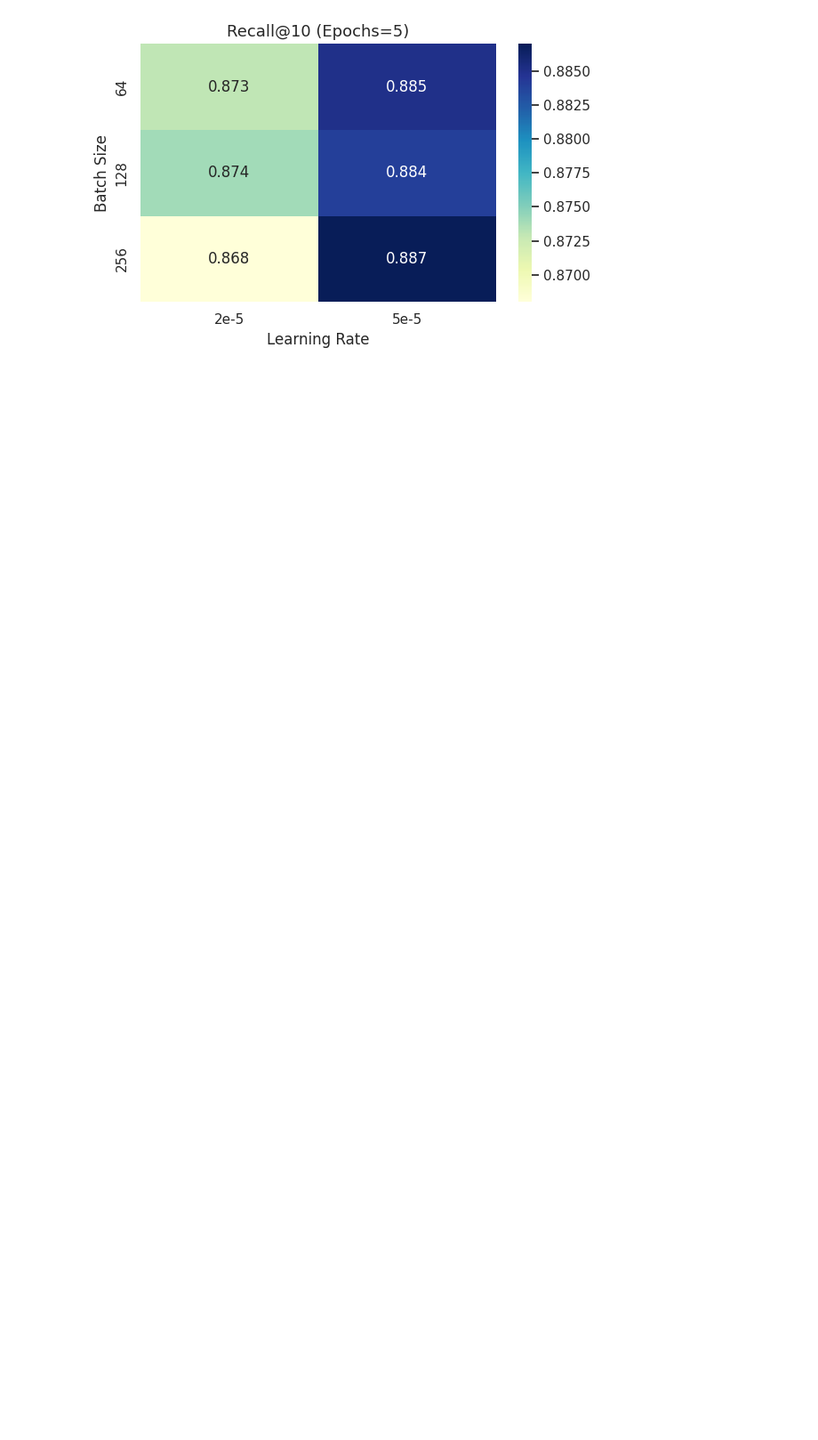
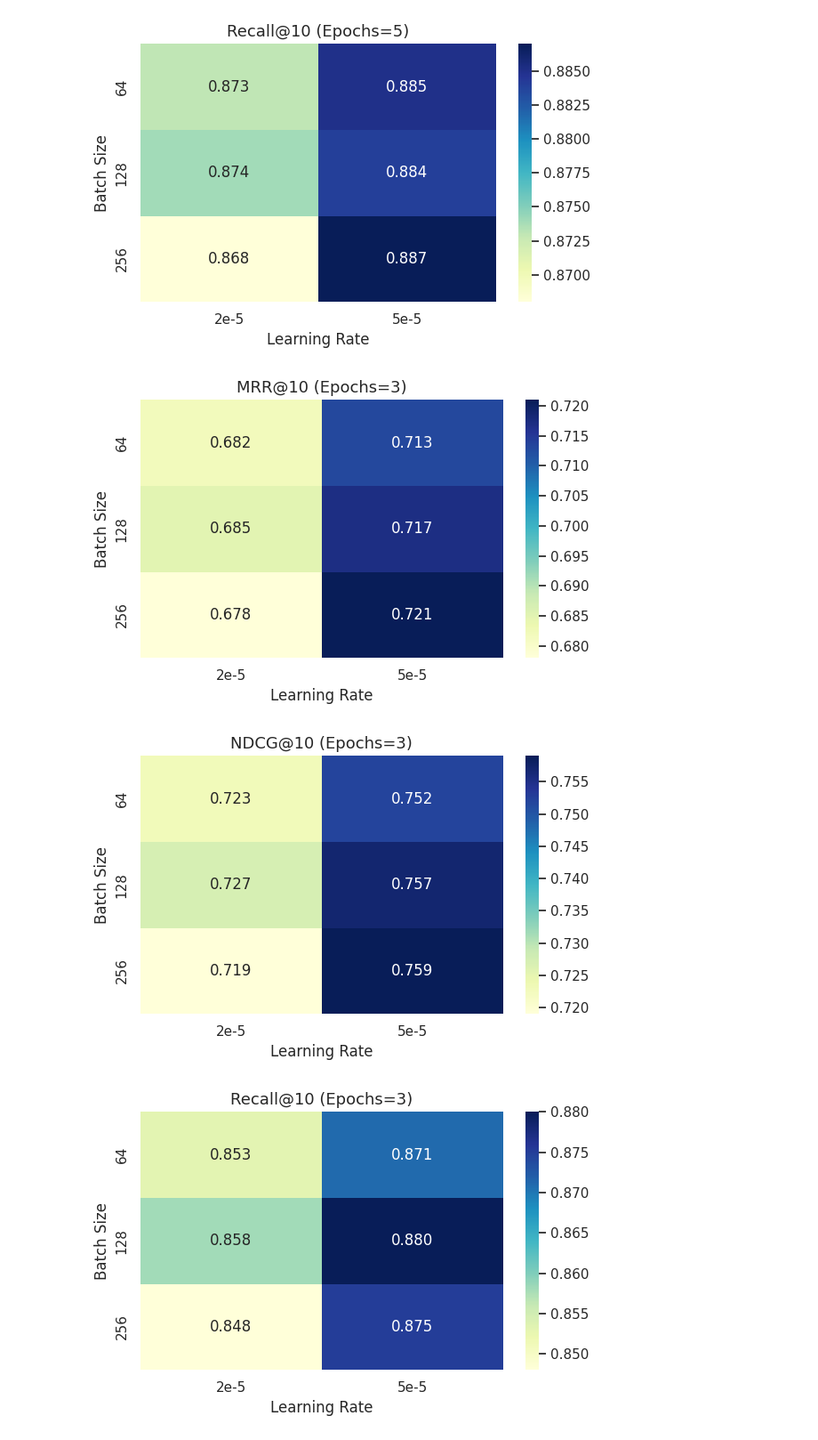
Before and after one commit to kidist-amde/amharic-ir-benchmarks, a Jupyter notebook: notebooks/analysis_hyperparameter_sensitivity.ipynb, the cells around one changed output. Shown: that part at 89% size. Drawn from its saved outputs; the diff is of its cells as text; code cells hidden in the pictures; blank space fills up the shorter version.

```diff
--- a/notebooks/analysis_hyperparameter_sensitivity.ipynb
+++ b/notebooks/analysis_hyperparameter_sensitivity.ipynb
@@ -204,6 +174,50 @@ for metric in metrics:
 [figure]
 [figure]
 [figure]
+# %%
+import matplotlib.pyplot as plt
+import seaborn as sns
+import pandas as pd
+
+# Data
+data = [
+    ["2e-5", 64, 3, 0.682, 0.723, 0.853],
+    ["2e-5", 64, 5, 0.713, 0.752, 0.873],
+    ["2e-5", 128, 3, 0.685, 0.727, 0.858],
+    ["2e-5", 128, 5, 0.709, 0.749, 0.874],
+    ["2e-5", 256, 3, 0.678, 0.719, 0.848],
+    ["2e-5", 256, 5, 0.708, 0.747, 0.868],
+    ["5e-5", 64, 3, 0.713, 0.752, 0.871],
+    ["5e-5", 64, 5, 0.730, 0.768, 0.885],
+    ["5e-5", 128, 3, 0.717, 0.757, 0.880],
+    ["5e-5", 128, 5, 0.735, 0.771, 0.884],
+    ["5e-5", 256, 3, 0.721, 0.759, 0.875],
+    ["5e-5", 256, 5, 0.737, 0.774, 0.887],
+]
+
+# Create DataFrame
+df = pd.DataFrame(data, columns=["Learning Rate", "Batch Size", "Epochs", "MRR@10", "NDCG@10", "Recall@10"])
+
+
+# Filter for Epochs = 3
+df_3ep = df[df["Epochs"] == 3]
+
+# Heatmap plots for each metric
+for metric in metrics:
+    pivot = df_3ep.pivot(index="Batch Size", columns="Learning Rate", values=metric)
+    plt.figure(figsize=(6, 4))
+    sns.heatmap(pivot, annot=True, fmt=".3f", cmap="YlGnBu", cbar=True)
+    plt.title(f"{metric} (Epochs=3)", fontsize=13)
+    plt.xlabel("Learning Rate")
+    plt.ylabel("Batch Size")
+    plt.tight_layout()
+    plt.savefig(f"heatmap_epoch3_{metric.lower().replace('@', '').replace('/', '_')}.pdf", format="pdf", dpi=300)
+    plt.show()
+    plt.close()
+# %% [output]
+[figure, added]
+[figure, added]
+[figure, added]
 # %%
 import matplotlib.pyplot as plt
 import seaborn as sns
```
Also changed, not shown: parts of 7 cells of this notebook, 3 other files.
